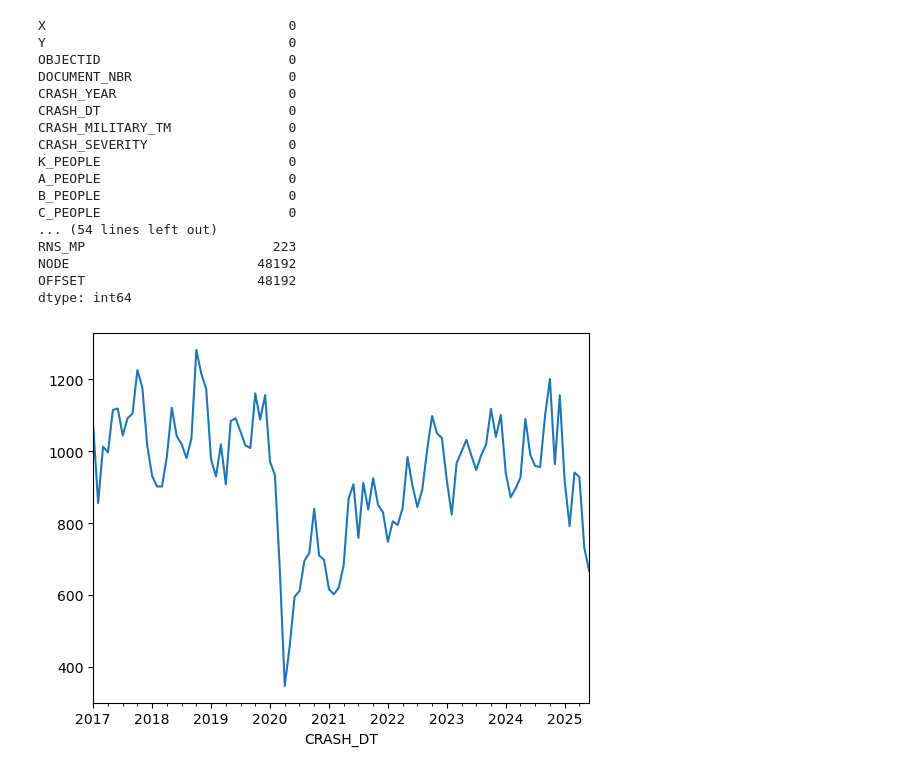
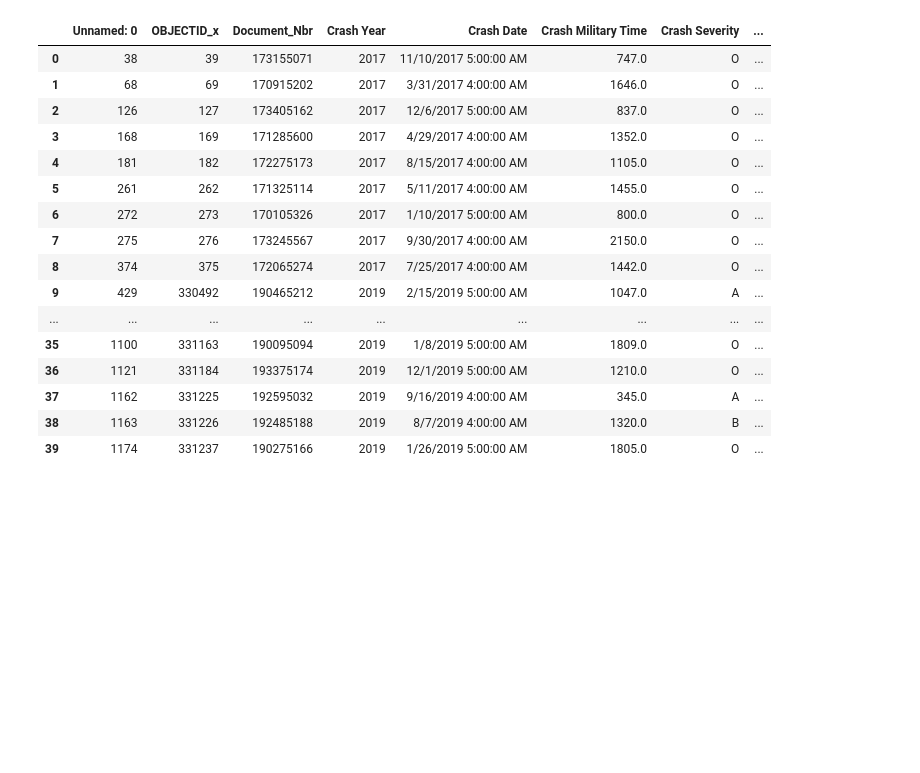
Before and after one commit to liamm78/nova-crash-stgnn, a Jupyter notebook: preprocessing/analysis.ipynb, the cells around one changed output. Drawn from its saved outputs; the diff is of its cells as text; code cells hidden in the pictures; blank space fills up the shorter version.

```diff
--- a/preprocessing/analysis.ipynb
+++ b/preprocessing/analysis.ipynb
@@ -26,9 +0,0 @@ display(df)
-# %%
-pd.set_option('display.max_rows', None)
-pd.set_option('display.max_columns', None)
-
-print(df['Crash Severity'].value_counts())
-
-
-missing_percent = df.isna().mean() * 100
-print(missing_percent)
@@ -53,33 +1,29 @@ dtype: float64
-# %%
-pd.set_option('display.max_rows', None)
-
-df['CRASH_YEAR'] = df['CRASH_YEAR'].astype('int32')
-df['CRASH_DT'] = pd.to_datetime(df['CRASH_DT'])
-df = df[(df['X'] != 0) | (df['Y'] != 0)]
-monthly = df.groupby(df['CRASH_DT'].dt.to_period('M')).size()
-monthly.plot(kind='line')
-#print(monthly)
-
-
-#
-#print(df.groupby(df['CRASH_YEAR']).size())
-print(df.isnull().sum())
-# %% [output]
-X                               0
-Y                               0
-OBJECTID                        0
-DOCUMENT_NBR                    0
-CRASH_YEAR                      0
-CRASH_DT                        0
-CRASH_MILITARY_TM               0
-CRASH_SEVERITY                  0
-K_PEOPLE                        0
-A_PEOPLE                        0
-B_PEOPLE                        0
-C_PEOPLE                        0
-... (54 lines left out)
-RNS_MP                        223
-NODE                        48192
-OFFSET                      48192
-dtype: int64
-[figure, removed]
+# %%
+import pandas as pd
+import prince
+
+# Note: Try on Virginia.
+db = pd.read_csv("../loudoun_county.csv")
+pd.set_option('display.max_columns', None)
+
+# db_columns = ["Light Condition"]
+# db = db[db_columns]
+db.head(40)
+# %% [output]
+|  | Unnamed: 0 | OBJECTID_x | Document_Nbr | Crash Year | Crash Date | Crash Military Time | Crash Severity | ... |
+| 0 | 38 | 39 | 173155071 | 2017 | 11/10/2017 5:00:00 AM | 747.0 | O | ... |
+| 1 | 68 | 69 | 170915202 | 2017 | 3/31/2017 4:00:00 AM | 1646.0 | O | ... |
+| 2 | 126 | 127 | 173405162 | 2017 | 12/6/2017 5:00:00 AM | 837.0 | O | ... |
+| 3 | 168 | 169 | 171285600 | 2017 | 4/29/2017 4:00:00 AM | 1352.0 | O | ... |
+| 4 | 181 | 182 | 172275173 | 2017 | 8/15/2017 4:00:00 AM | 1105.0 | O | ... |
+| 5 | 261 | 262 | 171325114 | 2017 | 5/11/2017 4:00:00 AM | 1455.0 | O | ... |
+| 6 | 272 | 273 | 170105326 | 2017 | 1/10/2017 5:00:00 AM | 800.0 | O | ... |
+| 7 | 275 | 276 | 173245567 | 2017 | 9/30/2017 4:00:00 AM | 2150.0 | O | ... |
+| 8 | 374 | 375 | 172065274 | 2017 | 7/25/2017 4:00:00 AM | 1442.0 | O | ... |
+| 9 | 429 | 330492 | 190465212 | 2019 | 2/15/2019 5:00:00 AM | 1047.0 | A | ... |
+| ... | ... | ... | ... | ... | ... | ... | ... | ... |
+| 35 | 1100 | 331163 | 190095094 | 2019 | 1/8/2019 5:00:00 AM | 1809.0 | O | ... |
+| 36 | 1121 | 331184 | 193375174 | 2019 | 12/1/2019 5:00:00 AM | 1210.0 | O | ... |
+| 37 | 1162 | 331225 | 192595032 | 2019 | 9/16/2019 4:00:00 AM | 345.0 | A | ... |
+| 38 | 1163 | 331226 | 192485188 | 2019 | 8/7/2019 4:00:00 AM | 1320.0 | B | ... |
+| 39 | 1174 | 331237 | 190275166 | 2019 | 1/26/2019 5:00:00 AM | 1805.0 | O | ... |
```
Also changed, not shown: parts of 5 cells of this notebook, 11 other files.
